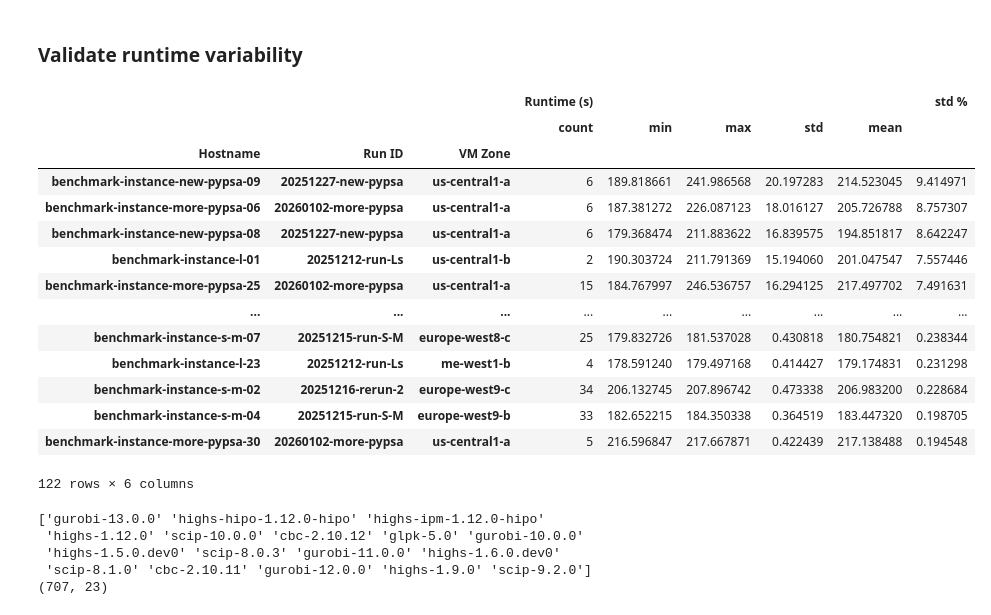
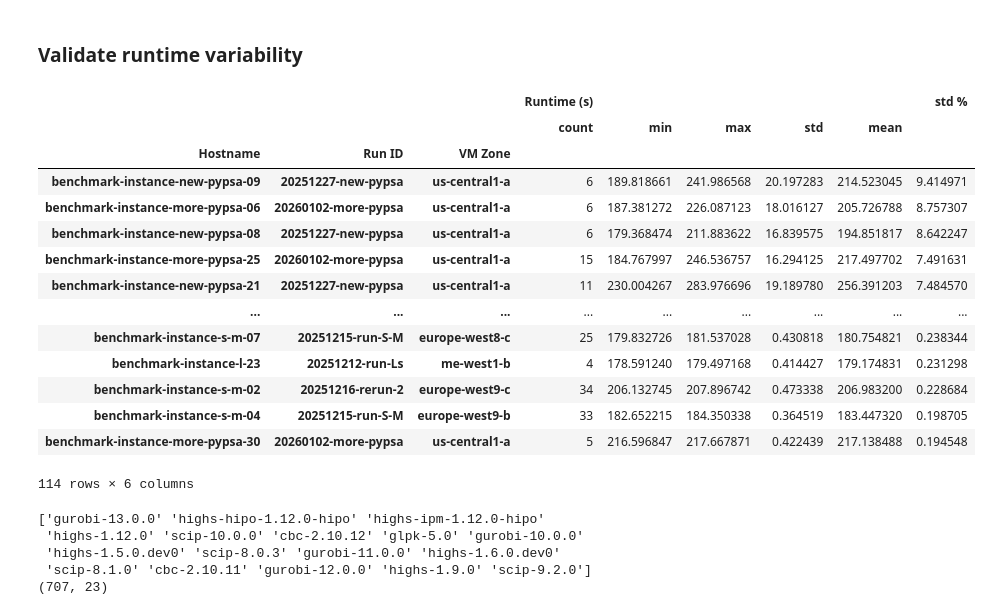
Before and after one commit to open-energy-transition/solver-benchmark, a Jupyter notebook: notebooks/run-v2.ipynb, the cells around one changed output. Drawn from its saved outputs; the diff is of its cells as text; code cells hidden in the pictures.

```diff
--- a/notebooks/run-v2.ipynb
+++ b/notebooks/run-v2.ipynb
@@ -1388,27 +1483,31 @@ After dropping: 2790 records, 213 benchmark instances
 # %%
 # Show variation in runtime of reference benchmark in each VM used in the results
 
 # Filter only to those whose results have been kept:
-# vms_used = {(r["Hostname"], r["Run ID"]) for _, r in results.iterrows()}
-# variability = variability[variability.index.to_frame().apply(lambda r: (r.iloc[0], r.iloc[1]) in vms_used, axis=1)]
+vms_used = {(r["Hostname"], r["Run ID"]) for _, r in results.iterrows()}
+variability = variability[
+    variability.index.to_frame().apply(
+        lambda r: (r.iloc[0], r.iloc[1]) in vms_used, axis=1
+    )
+]
 
 variability.sort_values("std %", ascending=False)
 # %% [output]
 |  |  |  | Runtime (s) |  |  |  |  | std % |
 |  |  |  | count | min | max | std | mean |  |
 | Hostname | Run ID | VM Zone |  |  |  |  |  |  |
 | benchmark-instance-new-pypsa-09 | 20251227-new-pypsa | us-central1-a | 6 | 189.818661 | 241.986568 | 20.197283 | 214.523045 | 9.414971 |
 | benchmark-instance-more-pypsa-06 | 20260102-more-pypsa | us-central1-a | 6 | 187.381272 | 226.087123 | 18.016127 | 205.726788 | 8.757307 |
 | benchmark-instance-new-pypsa-08 | 20251227-new-pypsa | us-central1-a | 6 | 179.368474 | 211.883622 | 16.839575 | 194.851817 | 8.642247 |
-| benchmark-instance-l-01 | 20251212-run-Ls | us-central1-b | 2 | 190.303724 | 211.791369 | 15.194060 | 201.047547 | 7.557446 |
 | benchmark-instance-more-pypsa-25 | 20260102-more-pypsa | us-central1-a | 15 | 184.767997 | 246.536757 | 16.294125 | 217.497702 | 7.491631 |
+| benchmark-instance-new-pypsa-21 | 20251227-new-pypsa | us-central1-a | 11 | 230.004267 | 283.976696 | 19.189780 | 256.391203 | 7.484570 |
 | ... | ... | ... | ... | ... | ... | ... | ... | ... |
 | benchmark-instance-s-m-07 | 20251215-run-S-M | europe-west8-c | 25 | 179.832726 | 181.537028 | 0.430818 | 180.754821 | 0.238344 |
 | benchmark-instance-l-23 | 20251212-run-Ls | me-west1-b | 4 | 178.591240 | 179.497168 | 0.414427 | 179.174831 | 0.231298 |
 | benchmark-instance-s-m-02 | 20251216-rerun-2 | europe-west9-c | 34 | 206.132745 | 207.896742 | 0.473338 | 206.983200 | 0.228684 |
 | benchmark-instance-s-m-04 | 20251215-run-S-M | europe-west9-b | 33 | 182.652215 | 184.350338 | 0.364519 | 183.447320 | 0.198705 |
 | benchmark-instance-more-pypsa-30 | 20260102-more-pypsa | us-central1-a | 5 | 216.596847 | 217.667871 | 0.422439 | 217.138488 | 0.194548 |
-122 rows × 6 columns
+114 rows × 6 columns
 # %%
 # Compute the runtime variation observed between solvers on each benchmark instance
 
```
Also changed, not shown: parts of 9 cells of this notebook.
